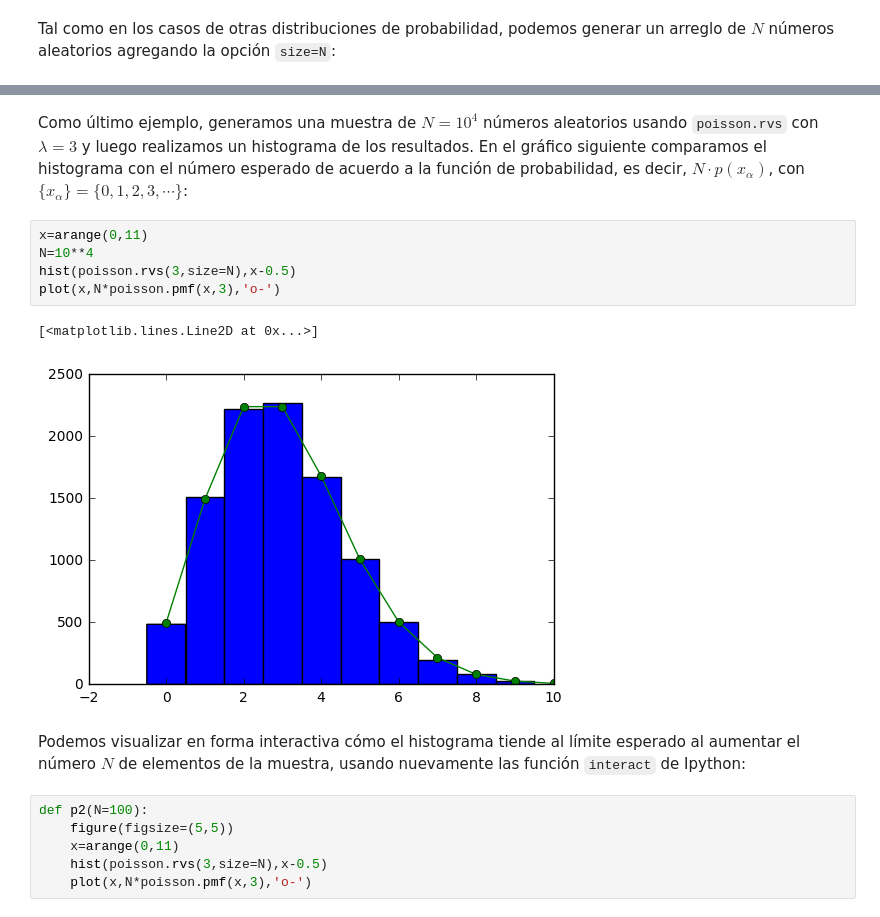
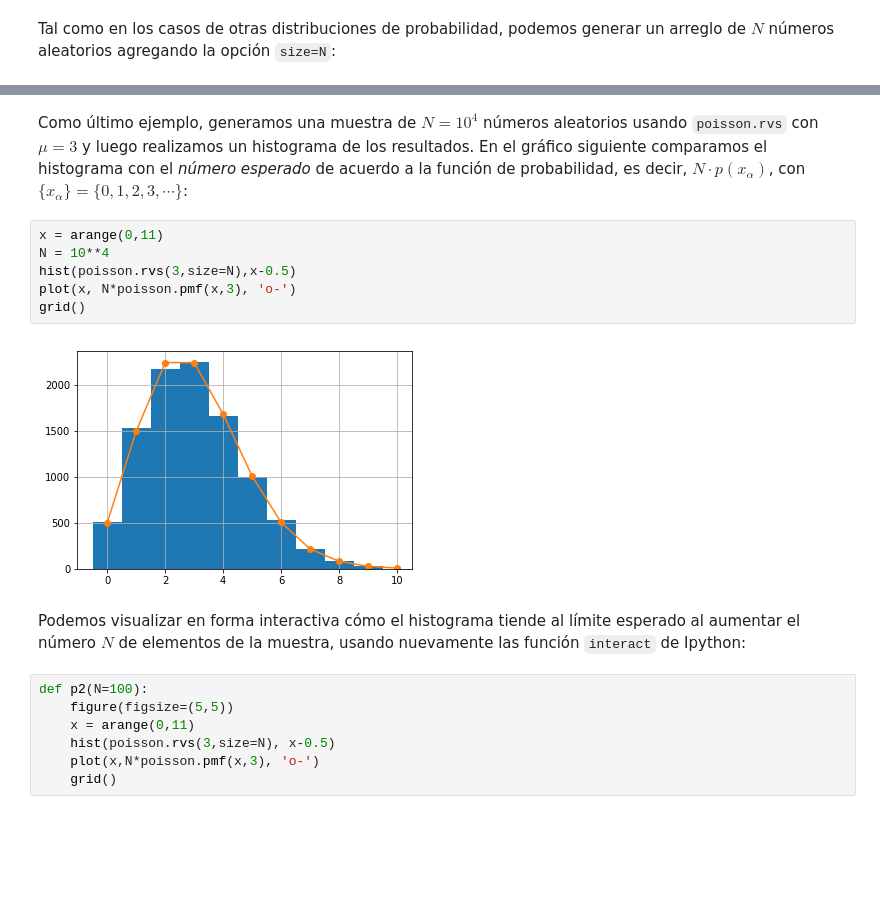
Before and after one commit to gfrubi/Lab, a Jupyter notebook: notebooks/Poisson.ipynb, the cells around one changed output, grey strips where cells are left out. Saved outputs shown, nothing was run; the diff lists cells and outputs as text; blank space fills up the shorter version.

Commit message:
cambiada notacion en notebook \lambda --> \mu

```diff
--- a/notebooks/Poisson.ipynb
+++ b/notebooks/Poisson.ipynb
@@ -111,19 +111,20 @@ array([5, 3, 4, 3, 3, 3, 2, 5, 2, 3, 0, 4, 2, 4, 2, 3, 4, 4, 2, 4])
 # %% [markdown]
-Como último ejemplo, generamos una muestra de $N=10^4$ números aleatorios usando `poisson.rvs` con $\lambda=3$ y luego realizamos un histograma de los resultados. En el gráfico siguiente comparamos el histograma con el número esperado de acuerdo a la función de probabilidad, es decir, $N\cdot p(x_\alpha)$, con $\{x_\alpha\}=\{0,1,2,3,\cdots\}$:
+Como último ejemplo, generamos una muestra de $N=10^4$ números aleatorios usando `poisson.rvs` con $\mu=3$ y luego realizamos un histograma de los resultados. En el gráfico siguiente comparamos el histograma con el *número esperado* de acuerdo a la función de probabilidad, es decir, $N\cdot p(x_\alpha)$, con $\{x_\alpha\}=\{0,1,2,3,\cdots\}$:
 # %%
-x=arange(0,11)
-N=10**4
+x = arange(0,11)
+N = 10**4
 hist(poisson.rvs(3,size=N),x-0.5)
-plot(x,N*poisson.pmf(x,3),'o-')
+plot(x, N*poisson.pmf(x,3), 'o-')
+grid()
 # %% [output]
-[<matplotlib.lines.Line2D at 0x...>]
-[figure, old version]
+[figure, new version]
 # %% [markdown]
 Podemos visualizar en forma interactiva cómo el histograma tiende al límite esperado al aumentar el número $N$ de elementos de la muestra, usando nuevamente las función `interact` de Ipython:
 # %%
 def p2(N=100):
     figure(figsize=(5,5))
-    x=arange(0,11)
-    hist(poisson.rvs(3,size=N),x-0.5)
-    plot(x,N*poisson.pmf(x,3),'o-')
+    x = arange(0,11)
+    hist(poisson.rvs(3,size=N), x-0.5)
+    plot(x,N*poisson.pmf(x,3), 'o-')
+    grid()
 # %%
```
Also changed, not shown: parts of 17 cells of this notebook, 1 other file.
